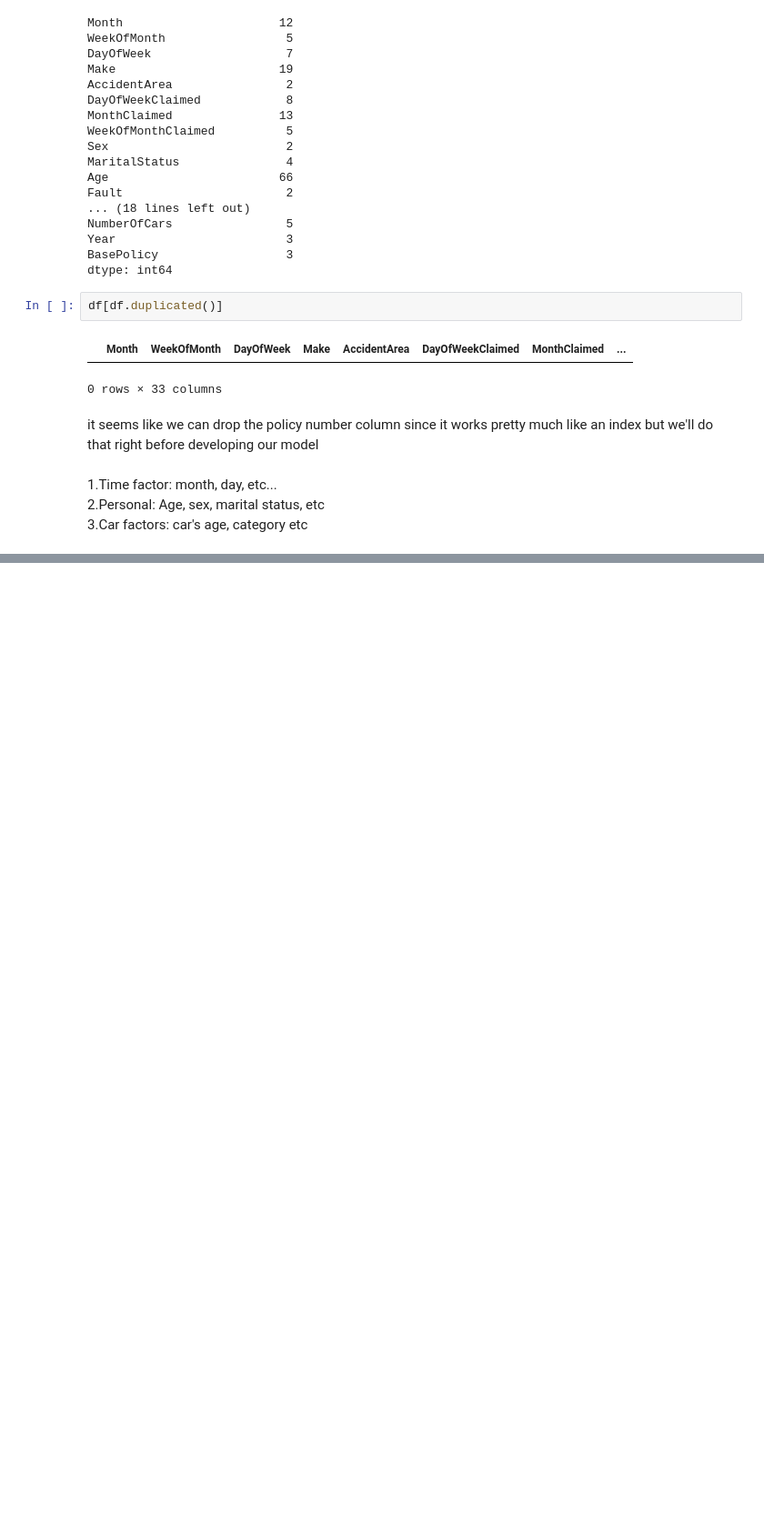
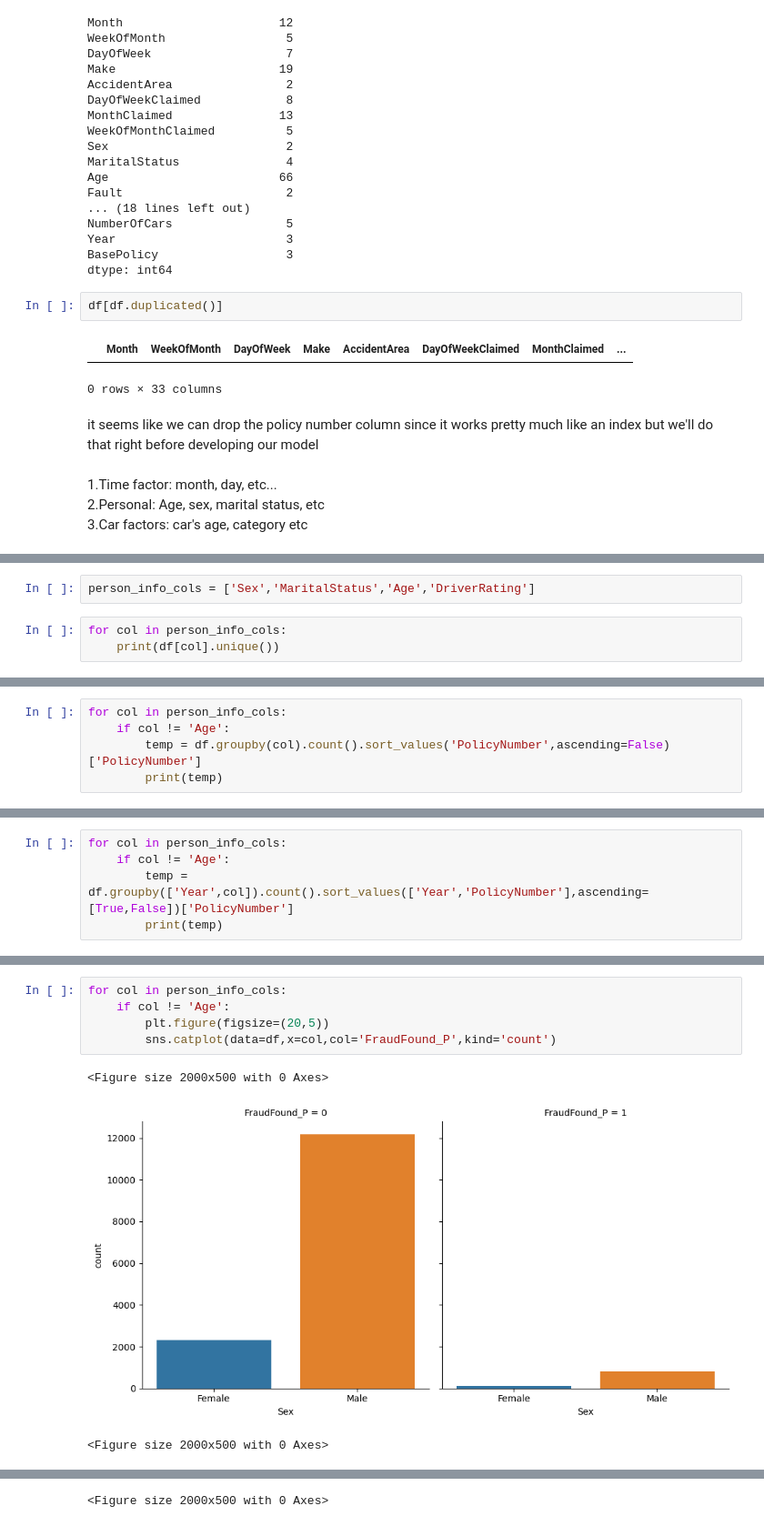
Before and after one commit to Marcos-Verdi/DA_Cls_carInsuranceFraud, a Jupyter notebook: car_insurance_fraud_analysis.ipynb, the cells around one changed output, grey strips where cells are left out. Shown: that part at 91% size. Saved outputs shown, nothing was run; the diff lists cells and outputs as text; blank space fills up the shorter version.

```diff
--- a/car_insurance_fraud_analysis.ipynb
+++ b/car_insurance_fraud_analysis.ipynb
@@ -104,0 +182,5 @@ it seems like we can drop the policy number column since it works pretty much li
+# %%
+person_info_cols = ['Sex','MaritalStatus','Age','DriverRating']
+# %%
+for col in person_info_cols:
+    print(df[col].unique())
@@ -104,0 +194,5 @@ it seems like we can drop the policy number column since it works pretty much li
+# %%
+for col in person_info_cols:
+    if col != 'Age':
+        temp = df.groupby(col).count().sort_values('PolicyNumber',ascending=False)['PolicyNumber']
+        print(temp)
@@ -104,0 +216,5 @@ it seems like we can drop the policy number column since it works pretty much li
+# %%
+for col in person_info_cols:
+    if col != 'Age':
+        temp = df.groupby(['Year',col]).count().sort_values(['Year','PolicyNumber'],ascending=[True,False])['PolicyNumber']
+        print(temp)
@@ -104,0 +239,9 @@ it seems like we can drop the policy number column since it works pretty much li
+# %%
+for col in person_info_cols:
+    if col != 'Age':
+        plt.figure(figsize=(20,5))
+        sns.catplot(data=df,x=col,col='FraudFound_P',kind='count')
+# %% [output]
+<Figure size 2000x500 with 0 Axes>
+[figure, added]
+<Figure size 2000x500 with 0 Axes>
@@ -104,0 +249 @@ it seems like we can drop the policy number column since it works pretty much li
+<Figure size 2000x500 with 0 Axes>
```
Also changed, not shown: parts of 15 cells of this notebook.
